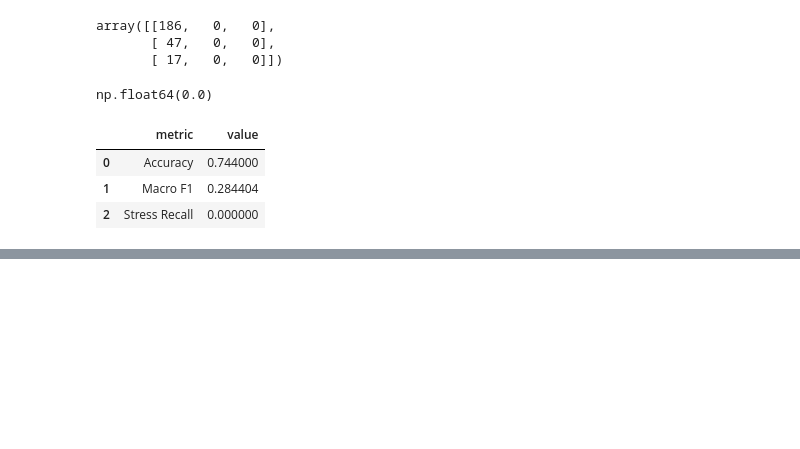
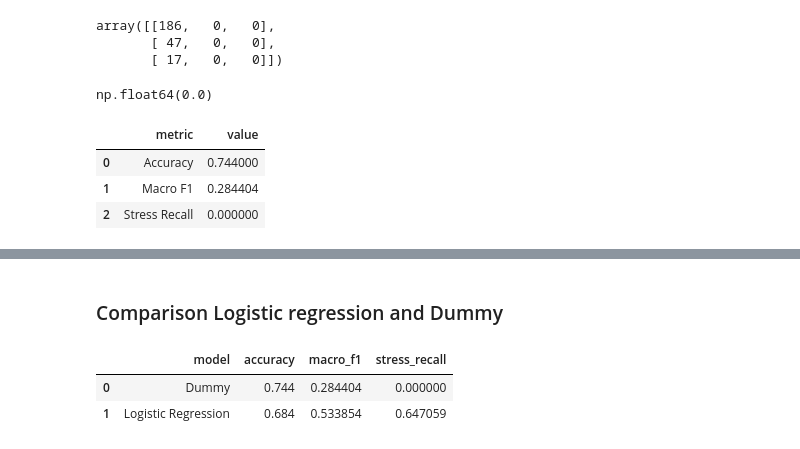
Before and after one commit to Lucie0124/Financial-Volatility-Forecasting, a Jupyter notebook: notebooks/05_regime_clssification.ipynb, the cells around one changed output, grey strips where cells are left out. Drawn from its saved outputs; the diff is of its cells as text; code cells hidden in the pictures; blank space fills up the shorter version.

```diff
--- a/notebooks/05_regime_clssification.ipynb
+++ b/notebooks/05_regime_clssification.ipynb
@@ -293,0 +348,6 @@ dummy_results
+# %%
+logistic_accuracy = accuracy_score(y_pred=y_pred_logistic, y_true=y_test_class)
+logistic_macro_f1 = f1_score(y_test_class, y_pred_logistic, average="macro")
+
+print(f"Logistic accuracy: {logistic_accuracy:.5f}")
+print(f"Logistic macro F1: {logistic_macro_f1:.5f}")
@@ -293,0 +392,36 @@ dummy_results
+# %%
+stress_recall_logistic = recall_score(
+    y_test_class,
+    y_pred_logistic,
+    labels=["Stress"],
+    average=None,
+)[0]
+# %% [markdown]
+### Comparison Logistic regression and Dummy
+# %%
+comparison_2025 = pd.DataFrame(
+    {
+        "model": [
+            "Dummy",
+            "Logistic Regression",
+        ],
+        "accuracy": [
+            dummy_accuracy,
+            logistic_accuracy,
+        ],
+        "macro_f1": [
+            dummy_macro_f1,
+            logistic_macro_f1,
+        ],
+        "stress_recall": [
+            0.0,
+            stress_recall_logistic,
+        ],
+    }
+)
+
+comparison_2025
+# %% [output]
+|  | model | accuracy | macro_f1 | stress_recall |
+| 0 | Dummy | 0.744 | 0.284404 | 0.000000 |
+| 1 | Logistic Regression | 0.684 | 0.533854 | 0.647059 |
```
Also changed, not shown: parts of 18 cells of this notebook.
